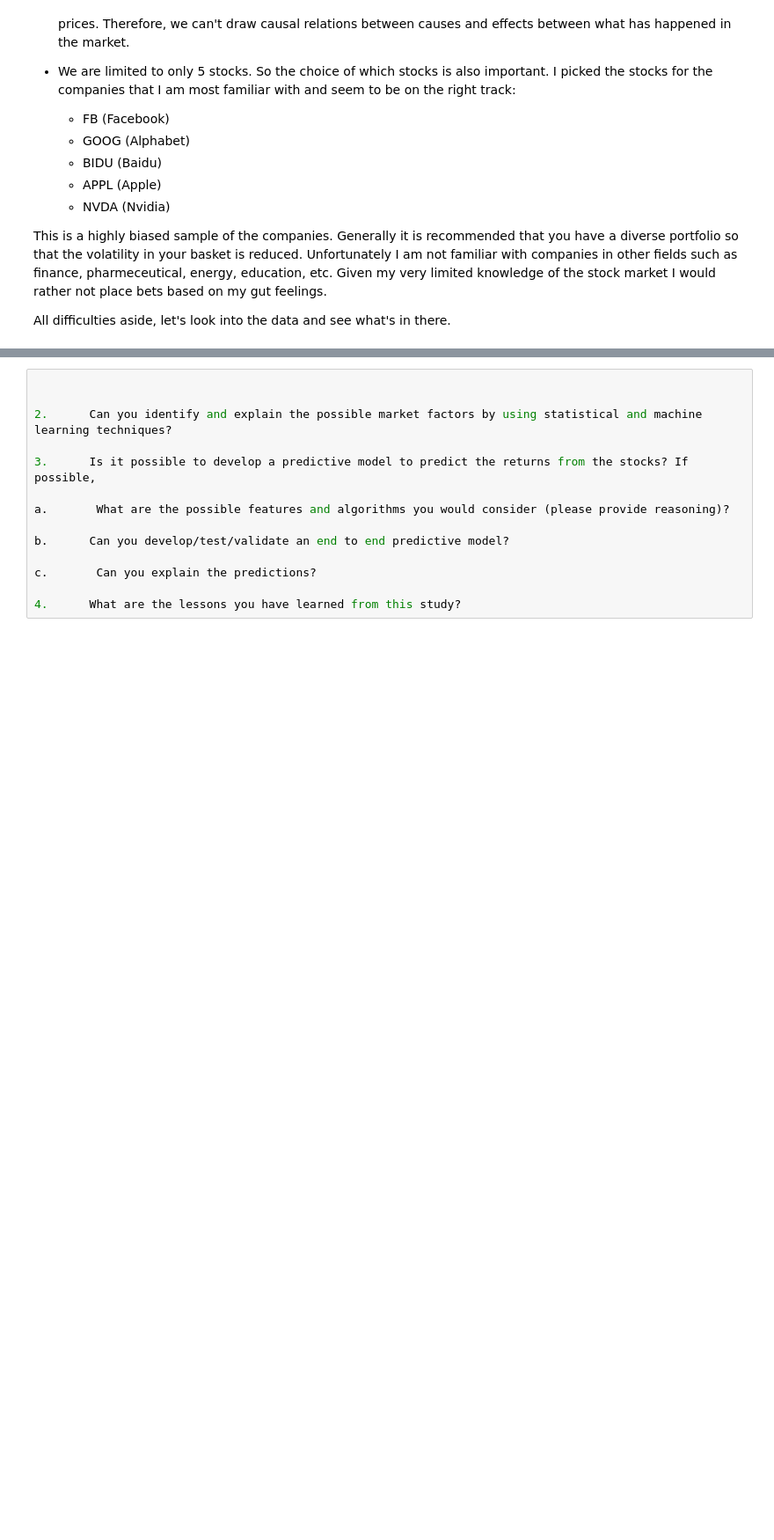
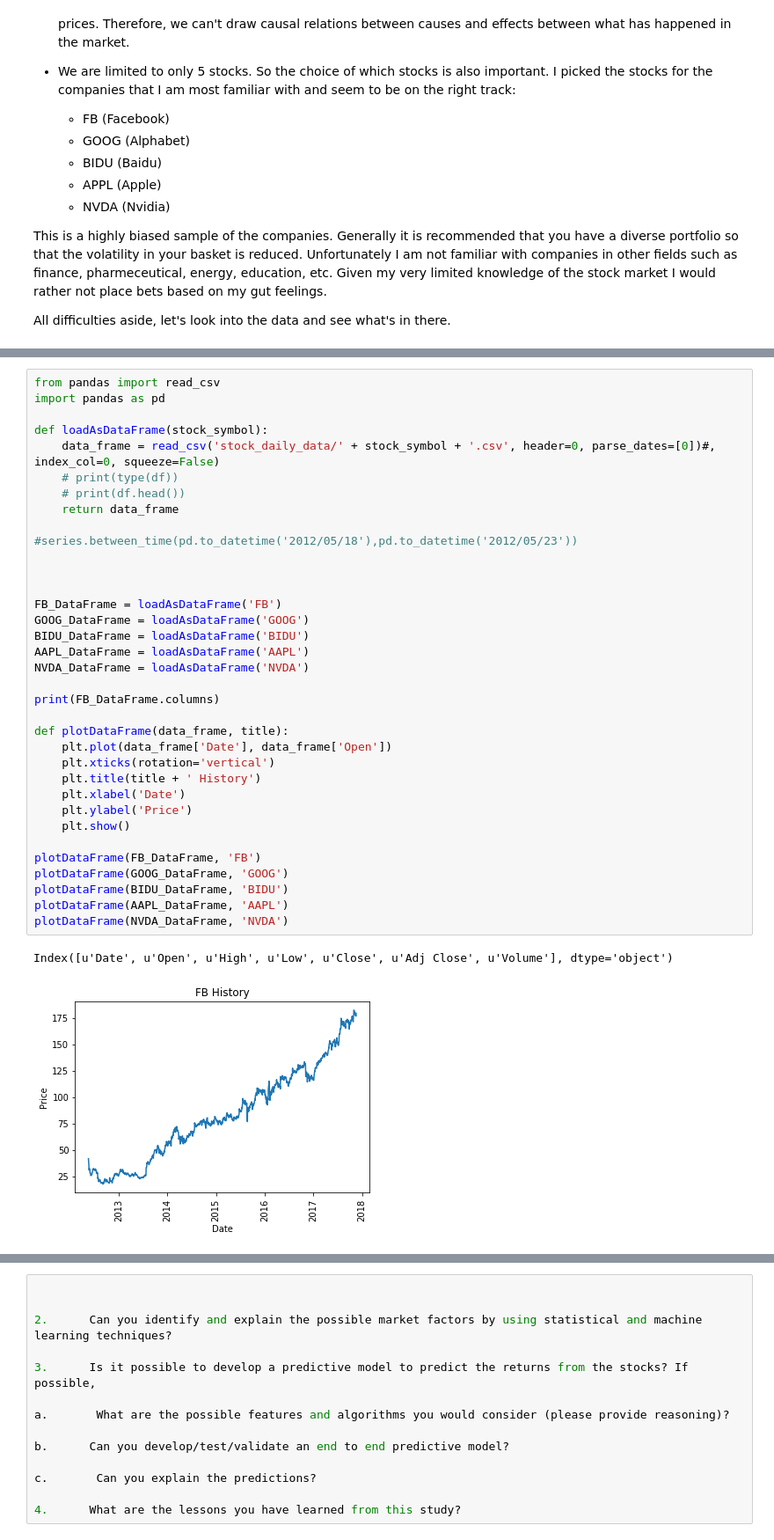
Before and after one commit to mshahriarinia/stanford_tf_for_dl_research, a Jupyter notebook: 00_00_stock/stock_prediction.ipynb, the cells around one changed output, grey strips where cells are left out. Shown at 88% size. Cells and saved outputs as stored; diff of their text form; blank space fills up the shorter version.

Commit message:
stocks visualized together

```diff
--- a/00_00_stock/stock_prediction.ipynb
+++ b/00_00_stock/stock_prediction.ipynb
@@ -32,0 +33,38 @@ Answer:
+# %%
+from pandas import read_csv
+import pandas as pd
+
+def loadAsDataFrame(stock_symbol):
+    data_frame = read_csv('stock_daily_data/' + stock_symbol + '.csv', header=0, parse_dates=[0])#, index_col=0, squeeze=False)
+    # print(type(df))
+    # print(df.head())
+    return data_frame
+
+#series.between_time(pd.to_datetime('2012/05/18'),pd.to_datetime('2012/05/23'))
+
+
+
+FB_DataFrame = loadAsDataFrame('FB')
+GOOG_DataFrame = loadAsDataFrame('GOOG')
+BIDU_DataFrame = loadAsDataFrame('BIDU')
+AAPL_DataFrame = loadAsDataFrame('AAPL')
+NVDA_DataFrame = loadAsDataFrame('NVDA')
+
+print(FB_DataFrame.columns)
+
+def plotDataFrame(data_frame, title):
+    plt.plot(data_frame['Date'], data_frame['Open'])
+    plt.xticks(rotation='vertical')
+    plt.title(title + ' History')
+    plt.xlabel('Date')
+    plt.ylabel('Price')
+    plt.show()
+
+plotDataFrame(FB_DataFrame, 'FB')
+plotDataFrame(GOOG_DataFrame, 'GOOG')
+plotDataFrame(BIDU_DataFrame, 'BIDU')
+plotDataFrame(AAPL_DataFrame, 'AAPL')
+plotDataFrame(NVDA_DataFrame, 'NVDA')
+# %% [output]
+Index([u'Date', u'Open', u'High', u'Low', u'Close', u'Adj Close', u'Volume'], dtype='object')
+[figure, added]
```
Also changed, not shown: parts of 11 cells of this notebook.
